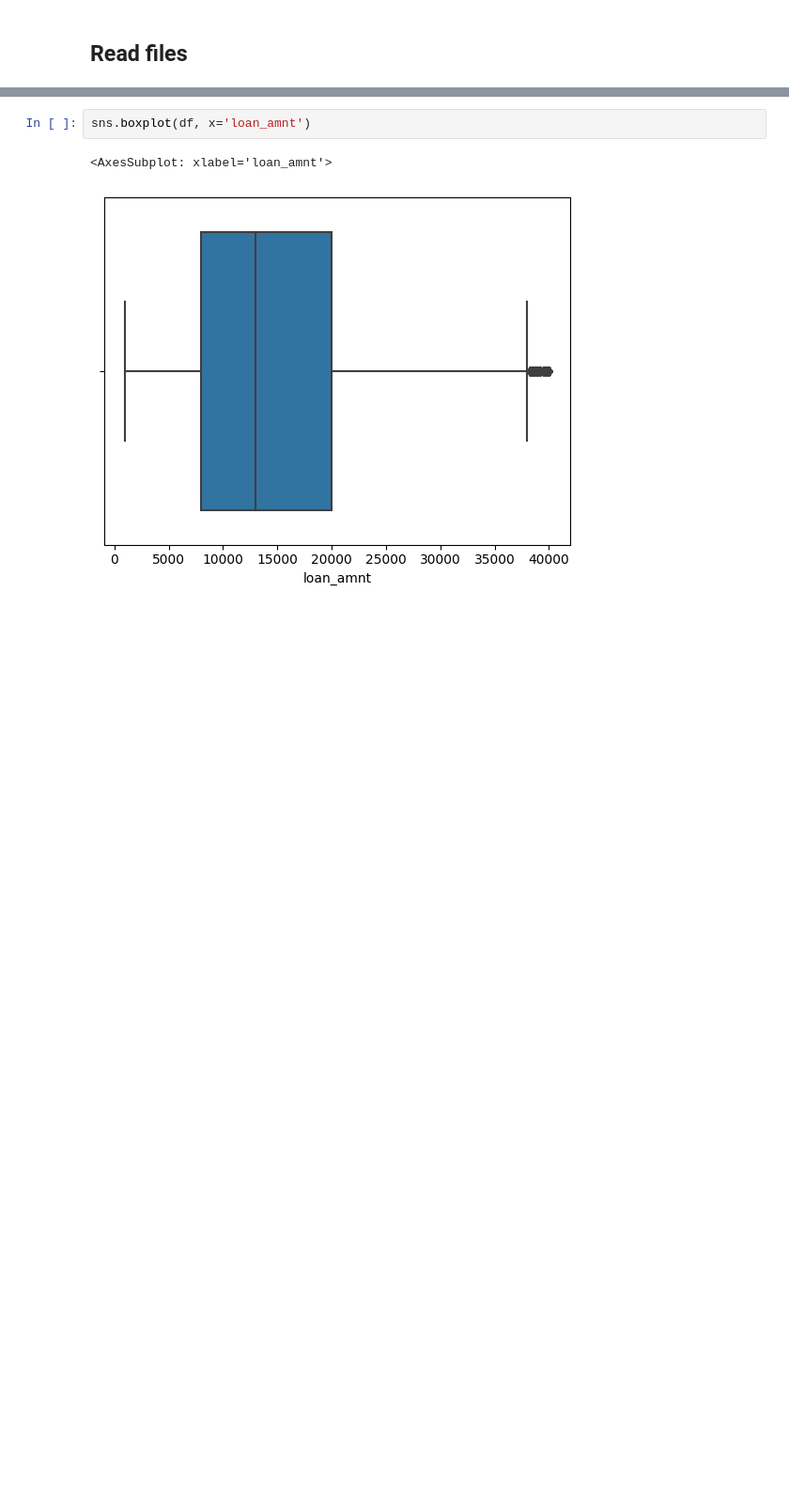
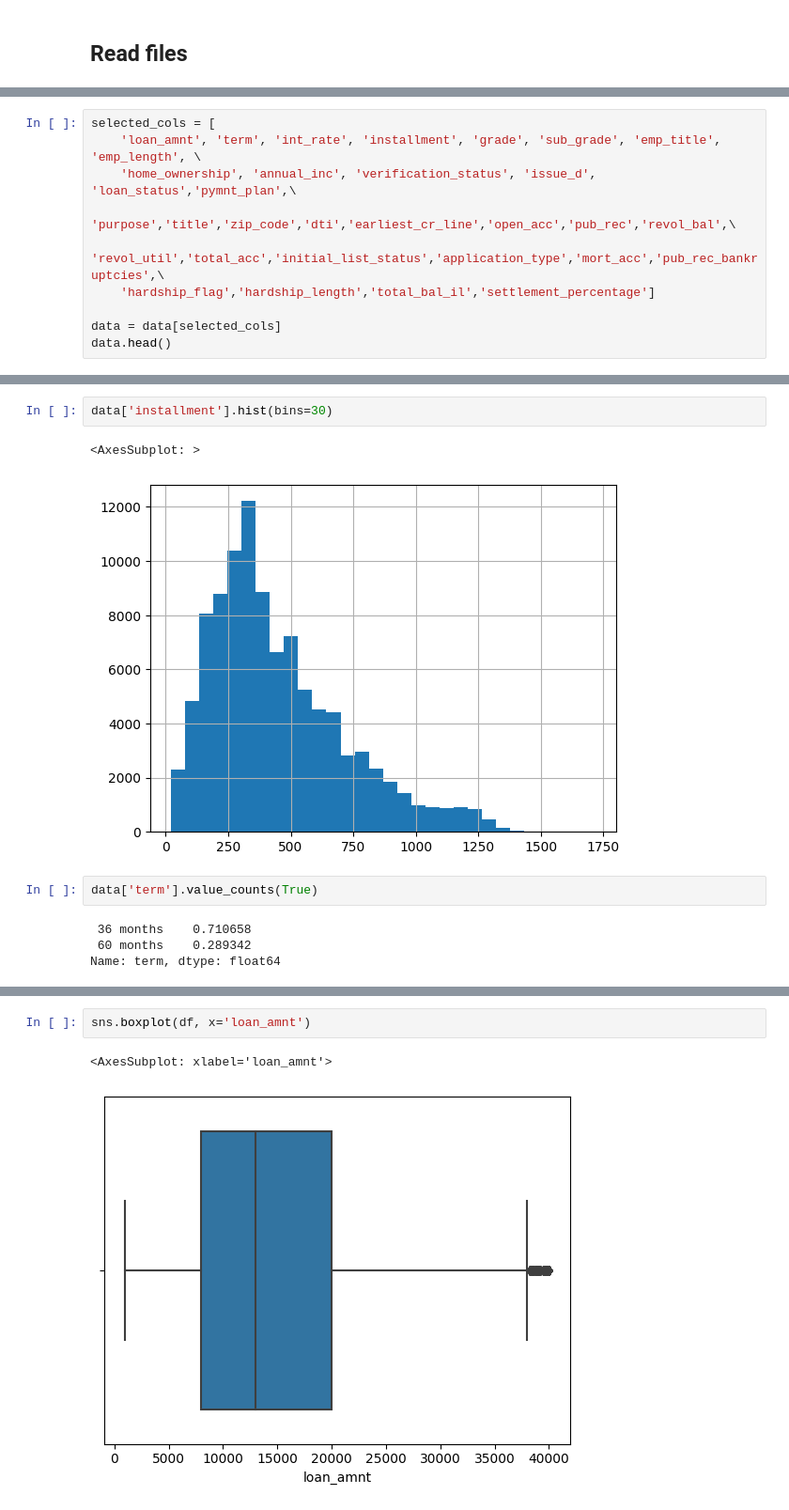
Before and after one commit to Alex1iv/Loan_repayment, a Jupyter notebook: notebooks/Loan_repayment.ipynb, the cells around one changed output, grey strips where cells are left out. Shown: that part at 94% size. Saved outputs shown, nothing was run; the diff lists cells and outputs as text; blank space fills up the shorter version.

Commit message:
select features

```diff
--- a/notebooks/Loan_repayment.ipynb
+++ b/notebooks/Loan_repayment.ipynb
@@ -84,0 +126,10 @@ sns.histplot(df, y='loan_status')
+# %%
+selected_cols = [
+    'loan_amnt', 'term', 'int_rate', 'installment', 'grade', 'sub_grade', 'emp_title', 'emp_length', \
+    'home_ownership', 'annual_inc', 'verification_status', 'issue_d', 'loan_status','pymnt_plan',\
+    'purpose','title','zip_code','dti','earliest_cr_line','open_acc','pub_rec','revol_bal',\
+    'revol_util','total_acc','initial_list_status','application_type','mort_acc','pub_rec_bankruptcies',\
+    'hardship_flag','hardship_length','total_bal_il','settlement_percentage']
+
+data = data[selected_cols]
+data.head()
@@ -84,0 +144,11 @@ sns.histplot(df, y='loan_status')
+# %%
+data['installment'].hist(bins=30)
+# %% [output]
+<AxesSubplot: >
+[figure, added]
+# %%
+data['term'].value_counts(True)
+# %% [output]
+ 36 months    0.710658
+ 60 months    0.289342
+Name: term, dtype: float64
```
Also changed, not shown: parts of 16 cells of this notebook, 1 other file.
